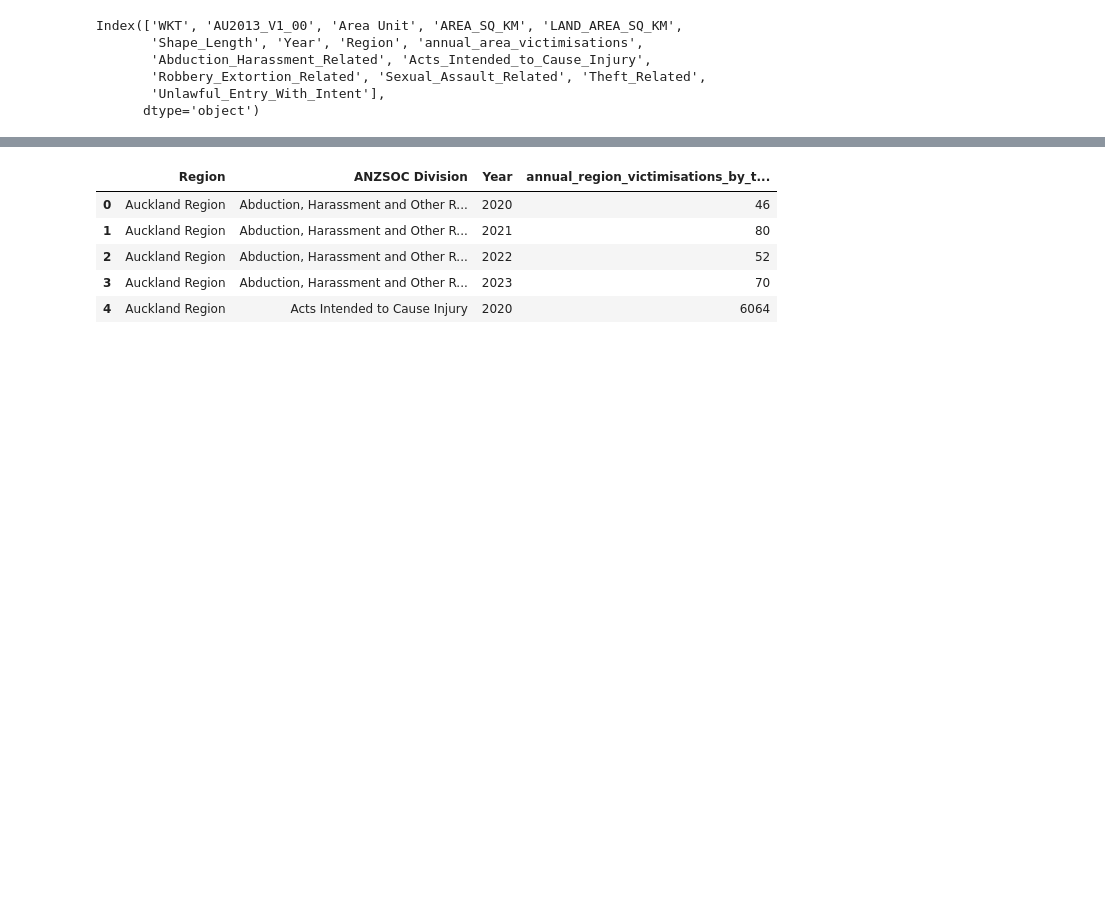
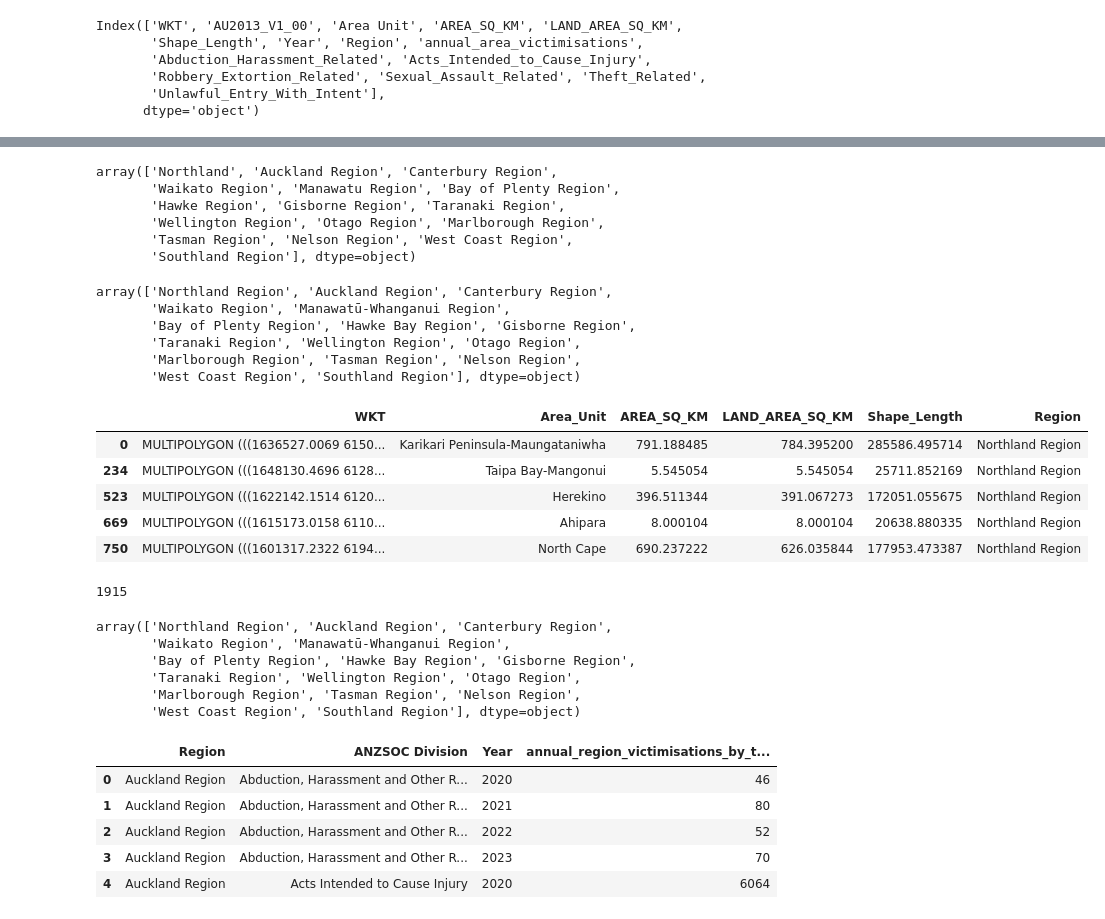
Before and after one commit to MolinSun/CrimeMap_NZ, a Jupyter notebook: Data/Data_clean/Data_clean_clean.ipynb, the cells around one changed output, grey strips where cells are left out. Saved outputs shown, nothing was run; the diff lists cells and outputs as text; code cells hidden in the pictures; blank space fills up the shorter version.

```diff
--- a/Data/Data_clean/Data_clean_clean.ipynb
+++ b/Data/Data_clean/Data_clean_clean.ipynb
@@ -221,6 +222,43 @@ area_unit.head()
 | 168 | MULTIPOLYGON (((1636527.0069 6150... | Karikari Peninsula-Maungataniwha | 791.188485 | 784.395200 | 285586.495714 | Northland | 77 | ... |
 | 200 | MULTIPOLYGON (((1636527.0069 6150... | Karikari Peninsula-Maungataniwha | 791.188485 | 784.395200 | 285586.495714 | Northland | 64 | ... |
 | 234 | MULTIPOLYGON (((1648130.4696 6128... | Taipa Bay-Mangonui | 5.545054 | 5.545054 | 25711.852169 | Northland | 207 | ... |
+# %%
+area_unit['Region'].unique()
+# %% [output]
+array(['Northland', 'Auckland Region', 'Canterbury Region',
+       'Waikato Region', 'Manawatu Region', 'Bay of Plenty Region',
+       'Hawke Region', 'Gisborne Region', 'Taranaki Region',
+       'Wellington Region', 'Otago Region', 'Marlborough Region',
+       'Tasman Region', 'Nelson Region', 'West Coast Region',
+       'Southland Region'], dtype=object)
+# %%
+area_unit['Region'] = area_unit['Region'].replace('Manawatu Region', 'Manawatū-Whanganui Region')
+area_unit['Region'] = area_unit['Region'].replace("Hawke Region", "Hawke Bay Region")
+area_unit['Region'] = area_unit['Region'].replace('Northland', 'Northland Region')
+area_unit['Region'].unique()
+# %% [output]
+array(['Northland Region', 'Auckland Region', 'Canterbury Region',
+       'Waikato Region', 'Manawatū-Whanganui Region',
+       'Bay of Plenty Region', 'Hawke Bay Region', 'Gisborne Region',
+       'Taranaki Region', 'Wellington Region', 'Otago Region',
+       'Marlborough Region', 'Tasman Region', 'Nelson Region',
+       'West Coast Region', 'Southland Region'], dtype=object)
 # %%
 # Save date of area unit as a csv file
 area_unit.to_csv("/Users/momoko/Desktop/NZ_Crime/Data/Final_Data/Final_area_unit.csv")
+# %%
+area_unit_geo_data = area_unit[['WKT', 'Area_Unit', 'AREA_SQ_KM', 'LAND_AREA_SQ_KM', 'Shape_Length', 'Region']]
+
+area_unit_geo_data = area_unit_geo_data.drop_duplicates()
+area_unit_geo_data.head()
+# %% [output]
+|  | WKT | Area_Unit | AREA_SQ_KM | LAND_AREA_SQ_KM | Shape_Length | Region |
+| 0 | MULTIPOLYGON (((1636527.0069 6150... | Karikari Peninsula-Maungataniwha | 791.188485 | 784.395200 | 285586.495714 | Northland Region |
+| 234 | MULTIPOLYGON (((1648130.4696 6128... | Taipa Bay-Mangonui | 5.545054 | 5.545054 | 25711.852169 | Northland Region |
+| 523 | MULTIPOLYGON (((1622142.1514 6120... | Herekino | 396.511344 | 391.067273 | 172051.055675 | Northland Region |
+| 669 | MULTIPOLYGON (((1615173.0158 6110... | Ahipara | 8.000104 | 8.000104 | 20638.880335 | Northland Region |
+| 750 | MULTIPOLYGON (((1601317.2322 6194... | North Cape | 690.237222 | 626.035844 | 177953.473387 | Northland Region |
+# %%
+len(area_unit_geo_data)
+# %% [output]
+1915
@@ -227,3 +268,12 @@ area_unit.to_csv("/Users/momoko/Desktop/NZ_Crime/Data/Final_Data/Final_area_unit
+# %%
+area_unit_geo_data['Region'].unique()
+# %% [output]
+array(['Northland Region', 'Auckland Region', 'Canterbury Region',
+       'Waikato Region', 'Manawatū-Whanganui Region',
+       'Bay of Plenty Region', 'Hawke Bay Region', 'Gisborne Region',
+       'Taranaki Region', 'Wellington Region', 'Otago Region',
+       'Marlborough Region', 'Tasman Region', 'Nelson Region',
+       'West Coast Region', 'Southland Region'], dtype=object)
 # %%
 # Calculate anuual crime data of each region by crime types
 annual_region_victimisations_by_types = df.groupby(['Region', 'ANZSOC Division', 'Year'])['Victimisations'].sum().reset_index()
```
Also changed, not shown: parts of 10 cells of this notebook, 25 other files.
